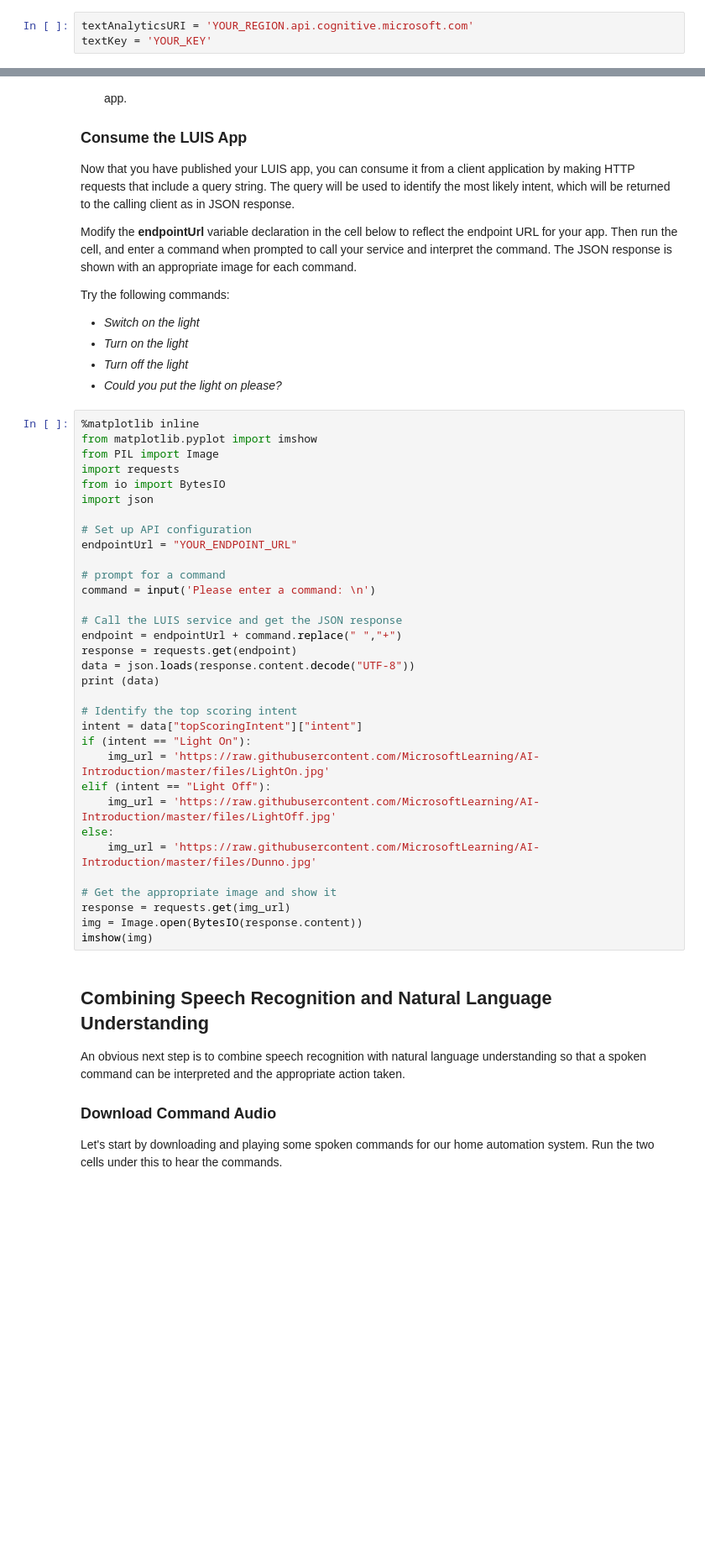
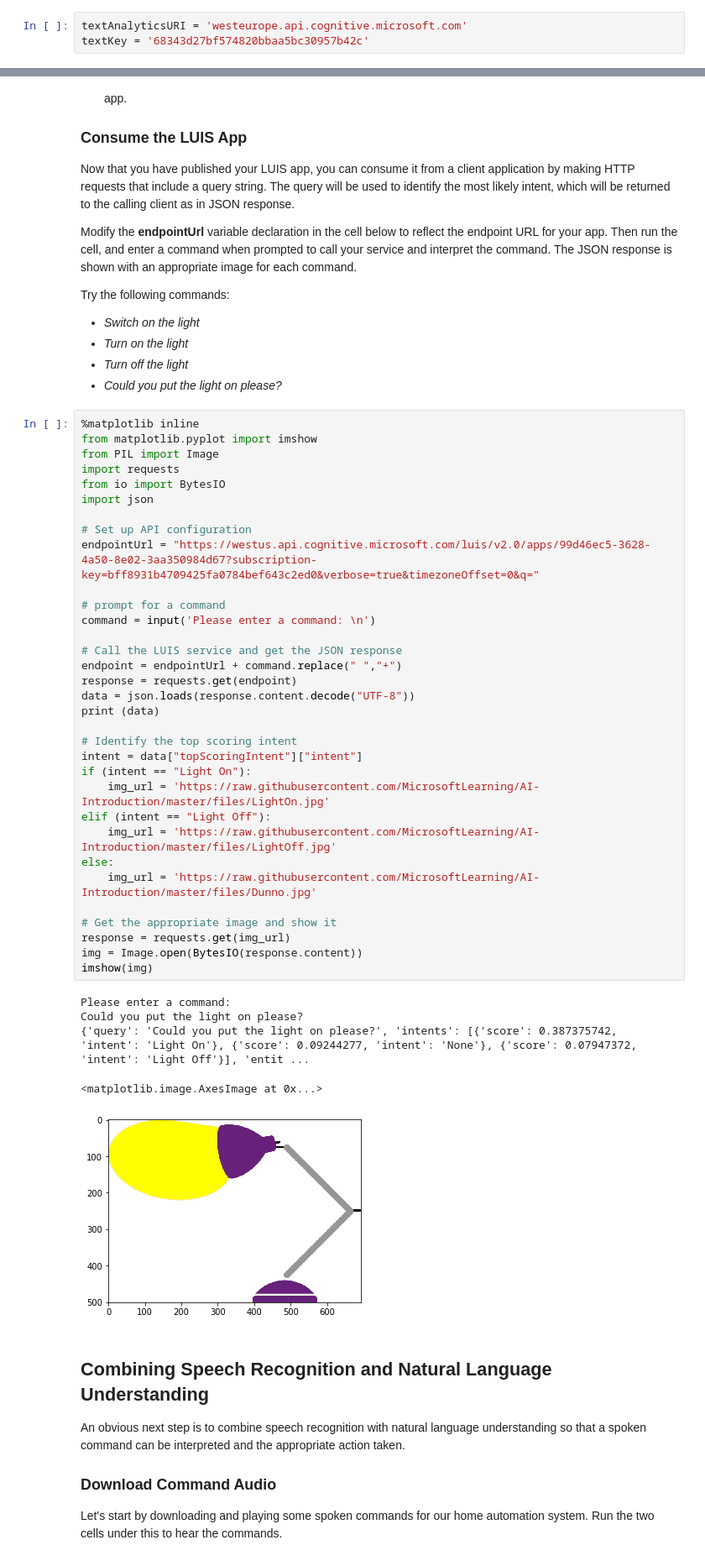
Before and after one commit to shnupta/Microsoft-AI-Course, a Jupyter notebook: Introduction to Artificial Intelligence/Labs/Lab02/Text+Speech.ipynb, the cells around one changed output, grey strips where cells are left out. Shown at 84% size. Cells and saved outputs as stored; diff of their text form; blank space fills up the shorter version.

```diff
--- a/Introduction to Artificial Intelligence/Labs/Lab02/Text+Speech.ipynb
+++ b/Introduction to Artificial Intelligence/Labs/Lab02/Text+Speech.ipynb
@@ -253,8 +352,8 @@ To see this in action, you need to provision a Text Analytics service in your Az
 10. In the blade for your Text Analytics service, click **Keys** and then copy **Key 1** to the clipboard and paste it into the **textKey** variable assignment value in the cell below.
 11. Run the cell below to assign the variables.
 # %%
-textAnalyticsURI = 'YOUR_REGION.api.cognitive.microsoft.com'
-textKey = 'YOUR_KEY'
+textAnalyticsURI = 'westeurope.api.cognitive.microsoft.com'
+textKey = '68343d27bf574820bbaa5bc30957b42c'
 # %% [markdown]
 ### Call the Text Analytics Service to Determine Key Phrases in the Documents
 One of the methods provided by the Text Analytics service is the ability to extract a list of key phrases from text documents, which give an insight into the core topics discussed in the document.
@@ -483,34 +621,40 @@ Try the following commands:
 from matplotlib.pyplot import imshow
 from PIL import Image
 import requests
 from io import BytesIO
 import json
 
 # Set up API configuration
-endpointUrl = "YOUR_ENDPOINT_URL"
+endpointUrl = "https://westus.api.cognitive.microsoft.com/luis/v2.0/apps/99d46ec5-3628-4a50-8e02-3aa350984d67?subscription-key=bff8931b4709425fa0784bef643c2ed0&verbose=true&timezoneOffset=0&q="
 
 # prompt for a command
 command = input('Please enter a command: \n')
 
 # Call the LUIS service and get the JSON response
 endpoint = endpointUrl + command.replace(" ","+")
 response = requests.get(endpoint)
 data = json.loads(response.content.decode("UTF-8"))
 print (data)
 
 # Identify the top scoring intent
 intent = data["topScoringIntent"]["intent"]
 if (intent == "Light On"):
     img_url = 'https://raw.githubusercontent.com/MicrosoftLearning/AI-Introduction/master/files/LightOn.jpg'
 elif (intent == "Light Off"):
     img_url = 'https://raw.githubusercontent.com/MicrosoftLearning/AI-Introduction/master/files/LightOff.jpg'
 else:
     img_url = 'https://raw.githubusercontent.com/MicrosoftLearning/AI-Introduction/master/files/Dunno.jpg'
 
 # Get the appropriate image and show it
 response = requests.get(img_url)
 img = Image.open(BytesIO(response.content))
 imshow(img)
+# %% [output]
+Please enter a command:
+Could you put the light on please?
+{'query': 'Could you put the light on please?', 'intents': [{'score': 0.387375742, 'intent': 'Light On'}, {'score': 0.09244277, 'intent': 'None'}, {'score': 0.07947372, 'intent': 'Light Off'}], 'entit ...
+<matplotlib.image.AxesImage at 0x...>
+[figure, added]
 # %% [markdown]
 ## Combining Speech Recognition and Natural Language Understanding
 An obvious next step is to combine speech recognition with natural language understanding so that a spoken command can be interpreted and the appropriate action taken.
```
Also changed, not shown: parts of 19 cells of this notebook, 15 other files.
